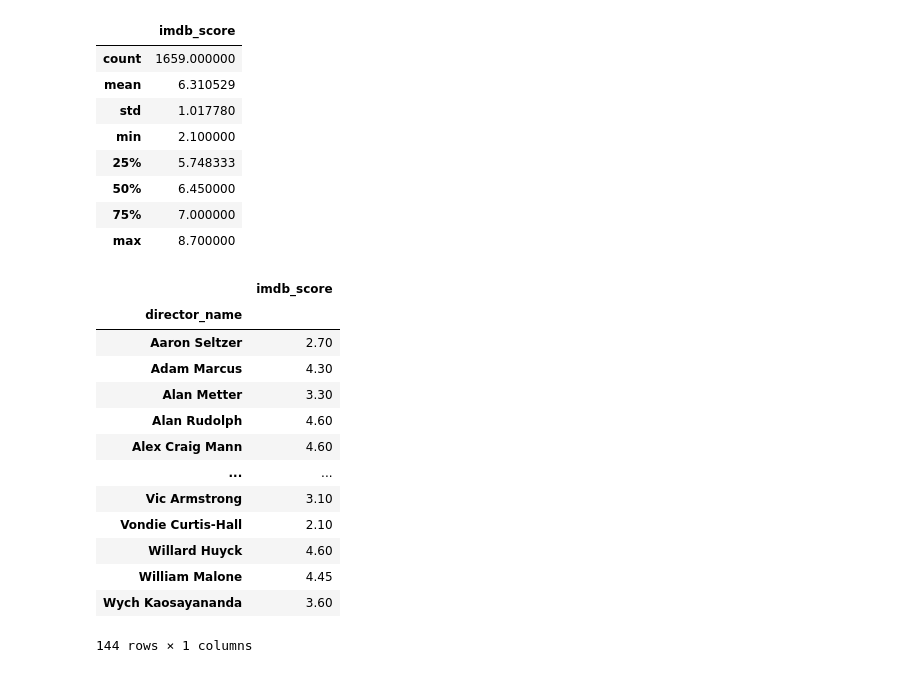
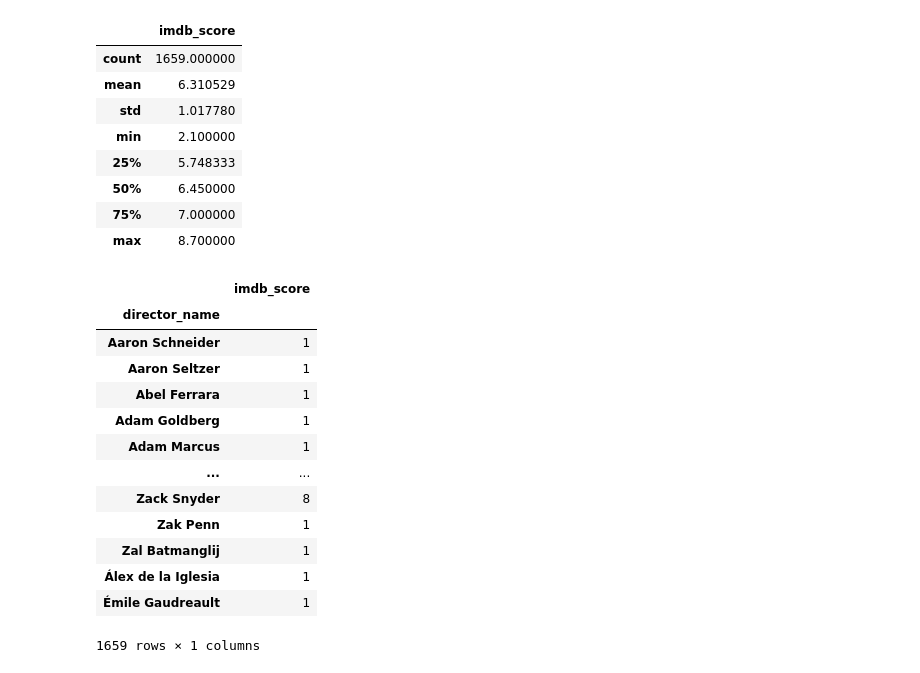
Before and after one commit to BrittanyClemmons/project_one, a Jupyter notebook: Brittany_Clean_Notebook.ipynb, the cells around one changed output. Saved outputs shown, nothing was run; the diff lists cells and outputs as text; code cells hidden in the pictures.

```diff
--- a/Brittany_Clean_Notebook.ipynb
+++ b/Brittany_Clean_Notebook.ipynb
@@ -94,26 +111,23 @@ df_directors_avg_score.describe()
 | 50% | 6.450000 |
 | 75% | 7.000000 |
 | max | 8.700000 |
-# %%
-#Create groups of imdb scores around the average for graphing
-
-#Below average(2 std)
-imdb_below_five = df_directors_avg_score.loc[(df_directors_avg_score['imdb_score'] < 5.00 )]
-
-#Below
-imdb_below_avg = df_directors_avg_score.loc[(df_directors_avg_score['imdb_score'] > 5.00 ) & (df_directors_avg_score['imdb_score'] < 5.00 ) ]
-# %% [output]
-|  | imdb_score |
-| director_name |  |
-| Aaron Seltzer | 2.70 |
-| Adam Marcus | 4.30 |
-| Alan Metter | 3.30 |
-| Alan Rudolph | 4.60 |
-| Alex Craig Mann | 4.60 |
-| ... | ... |
-| Vic Armstrong | 3.10 |
-| Vondie Curtis-Hall | 2.10 |
-| Willard Huyck | 4.60 |
-| William Malone | 4.45 |
-| Wych Kaosayananda | 3.60 |
-144 rows × 1 columns
+# %%
+#Group data by directors to find the count of Movies made
+df_directors_movie_count = df_directors_imdb.groupby(['director_name']).count()
+# %%
+df_directors_movie_count
+# %% [output]
+|  | imdb_score |
+| director_name |  |
+| Aaron Schneider | 1 |
+| Aaron Seltzer | 1 |
+| Abel Ferrara | 1 |
+| Adam Goldberg | 1 |
+| Adam Marcus | 1 |
+| ... | ... |
+| Zack Snyder | 8 |
+| Zak Penn | 1 |
+| Zal Batmanglij | 1 |
+| Álex de la Iglesia | 1 |
+| Émile Gaudreault | 1 |
+1659 rows × 1 columns
```
Also changed, not shown: parts of 7 cells of this notebook, 1 other file.
